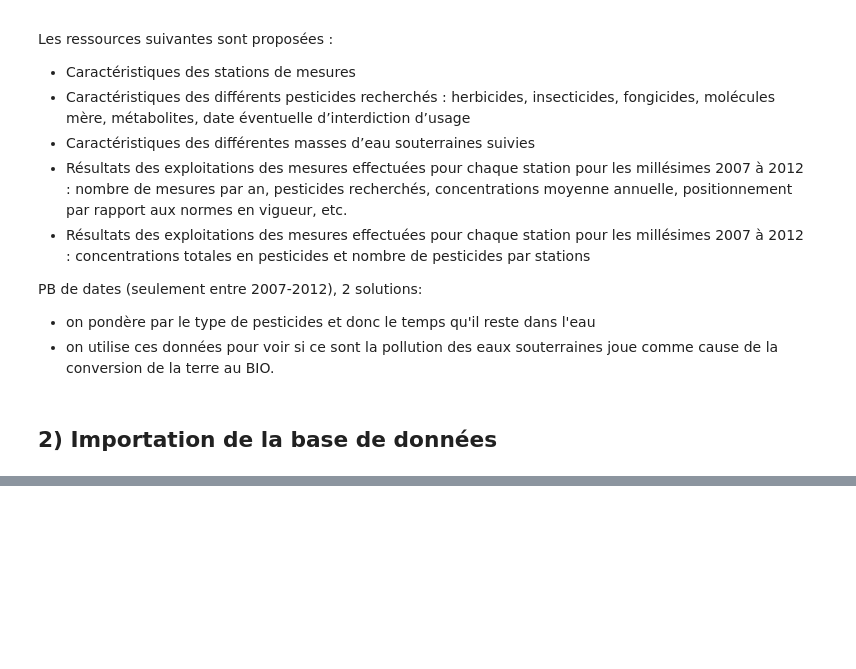
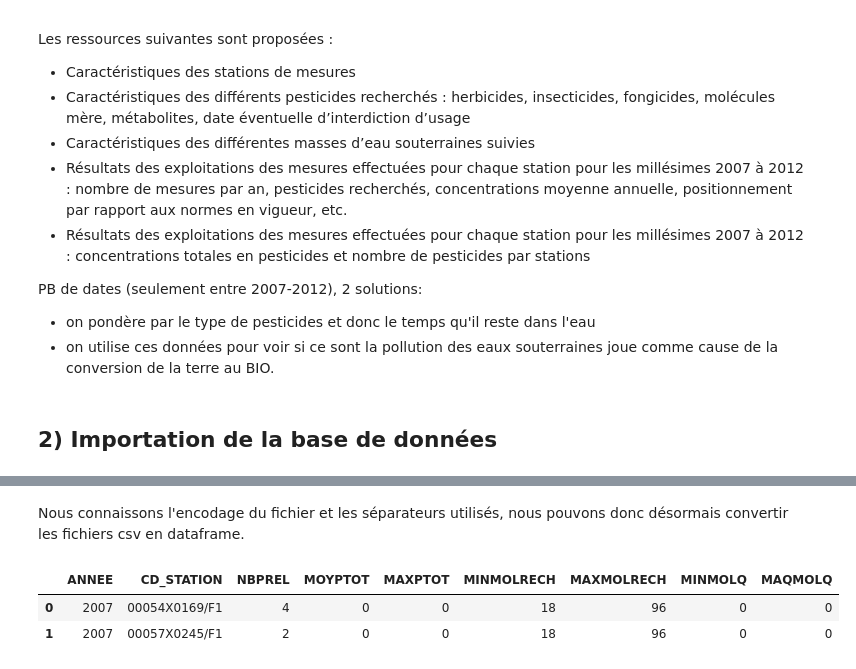
Before and after one commit to ElisefontaineEnsae/AgricultureBio_France, a Jupyter notebook: Cartographie Eaux souterraines/Carto.ipynb, the cells around one changed output, grey strips where cells are left out. Drawn from its saved outputs; the diff is of its cells as text; code cells hidden in the pictures; blank space fills up the shorter version.

```diff
--- a/Cartographie Eaux souterraines/Carto.ipynb
+++ b/Cartographie Eaux souterraines/Carto.ipynb
@@ -32,0 +56,33 @@ data_stations = pd.read_csv(url)
+# %% [markdown]
+Nous connaissons l'encodage du fichier et les séparateurs utilisés, nous pouvons donc désormais convertir les fichiers csv en dataframe.
+# %%
+
+df_stations = pd.read_csv(url_1, encoding='ISO-8859-1', sep=";")
+
+url_2 = "https://static.data.gouv.fr/resources/pesticides-dans-les-eaux-souterraines/20170622-223615/pesticides.csv"
+df_carac_pesticides = pd.read_csv(url_2, encoding='ISO-8859-1', sep=";")
+
+url_3= "https://static.data.gouv.fr/resources/pesticides-dans-les-eaux-souterraines/20170622-224359/moy_tot_quantif_2007.csv"
+df_concentration_totale_2007 = pd.read_csv(url_3, encoding='ISO-8859-1', sep=";")
+
+url_4= "https://static.data.gouv.fr/resources/pesticides-dans-les-eaux-souterraines/20170622-224419/moy_tot_quantif_2008.csv"
+df_concentration_totale_2008 = pd.read_csv(url_4, encoding='ISO-8859-1', sep=";")
+
+url_5= "https://static.data.gouv.fr/resources/pesticides-dans-les-eaux-souterraines/20170622-224434/moy_tot_quantif_2009.csv"
+df_concentration_totale_2009 = pd.read_csv(url_5, encoding='ISO-8859-1', sep=";")
+
+url_6= "https://static.data.gouv.fr/resources/pesticides-dans-les-eaux-souterraines/20170622-224448/moy_tot_quantif_2010.csv"
+df_concentration_totale_2010 = pd.read_csv(url_6, encoding='ISO-8859-1', sep=";")
+
+url_7= "https://static.data.gouv.fr/resources/pesticides-dans-les-eaux-souterraines/20170622-224458/moy_tot_quantif_2011.csv"
+df_concentration_totale_2011 = pd.read_csv(url_7, encoding='ISO-8859-1', sep=";")
+
+url_8= "https://static.data.gouv.fr/resources/pesticides-dans-les-eaux-souterraines/20170622-224528/moy_tot_quantif_2012.csv"
+df_concentration_totale_2012 = pd.read_csv(url_8, encoding='ISO-8859-1', sep=";")
+
+df_concentration_totale_2007.head(2)
+df_concentration_totale_2010.head(2)
+# %% [output]
+|  | ANNEE | CD_STATION | NBPREL | MOYPTOT | MAXPTOT | MINMOLRECH | MAXMOLRECH | MINMOLQ | MAQMOLQ |
+| 0 | 2007 | 00054X0169/F1 | 4 | 0 | 0 | 18 | 96 | 0 | 0 |
+| 1 | 2007 | 00057X0245/F1 | 2 | 0 | 0 | 18 | 96 | 0 | 0 |
```
Also changed, not shown: parts of 5 cells of this notebook, 1 other file.
